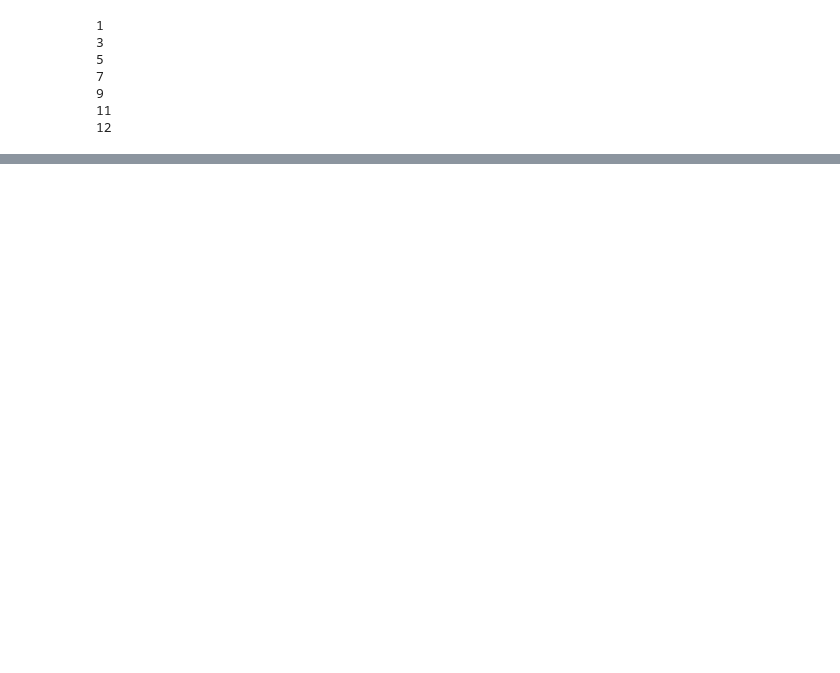
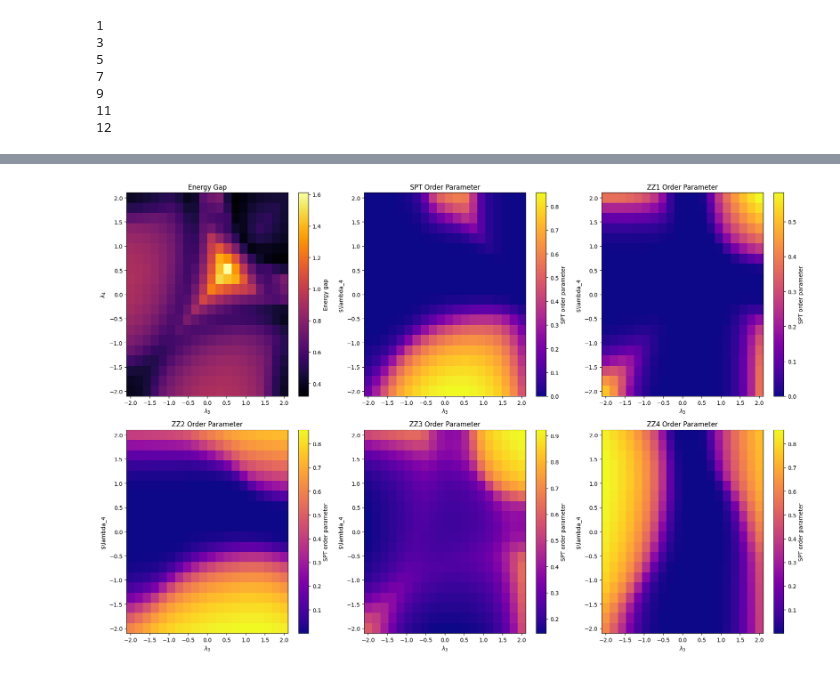
Before and after one commit to xiaotai-yang/hw4_phys598, a Jupyter notebook: hw4.ipynb, the cells around one changed output, grey strips where cells are left out. Cells and saved outputs as stored; diff of their text form; code cells hidden in the pictures; blank space fills up the shorter version.

```diff
--- a/hw4.ipynb
+++ b/hw4.ipynb
@@ -123,14 +134,20 @@ lam2 = -0.5
 npts = 20
 lam3_vals = np.linspace(-2, 2, npts)
 lam4_vals = np.linspace(-2, 2, npts)  # lam3 = lam4
-ZZ_corr_op = (sigmaz(hi, 0) * sigmaz(hi, N-1)).to_sparse()
+ZZ_corr_op1 = (sigmaz(hi, 0) * sigmaz(hi, N-1)).to_sparse()
+ZZ_corr_op2 = (sigmaz(hi, 0) * sigmaz(hi, N-2)).to_sparse()
+ZZ_corr_op3 = (sigmaz(hi, 1) * sigmaz(hi, N-2)).to_sparse()
+ZZ_corr_op4 = (sigmaz(hi, 1) * sigmaz(hi, N-1)).to_sparse()
 SPT_corr_op = (sigmaz(hi, 0) * prod([sigmax(hi, 2*i+1) for i in range(N//2-1)]) * sigmaz(hi, (N//2-1)*2)).to_sparse()
-X_corr_op = prod([sigmax(hi, 2*i+1) for i in range(N//2-1)]).to_sparse()
+#X_corr_op = prod([sigmax(hi, 2*i+1) for i in range(N//2-1)]).to_sparse()
 # Prepare storage
 gap = np.zeros((npts, npts))
-ZZ_corr = np.zeros((npts, npts))
+ZZ_corr1 = np.zeros((npts, npts))
+ZZ_corr2 = np.zeros((npts, npts))
+ZZ_corr3 = np.zeros((npts, npts))
+ZZ_corr4 = np.zeros((npts, npts))
 SPT_corr = np.zeros((npts, npts))
-X_corr = np.zeros((npts, npts))
+#X_corr = np.zeros((npts, npts))
 psi_prev = None  # no guess for the very first diagonalization
 
 # Loop over parameters
@@ -154,6 +171,8 @@ for i, lam4 in enumerate(lam4_vals):
         eigs, eig_vecs = eigsh(sp_h, k=2, which="SA", tol = 1e-9, ncv = 128)
         psi = eig_vecs[:, 0]
         gap[i, j] = eigs[1] - eigs[0]
-        ZZ_corr[i, j] = psi @ (ZZ_corr_op.dot(psi))
+        ZZ_corr1[i, j] = psi @ (ZZ_corr_op1.dot(psi))
+        ZZ_corr2[i, j] = psi @ (ZZ_corr_op2.dot(psi))
+        ZZ_corr3[i, j] = psi @ (ZZ_corr_op3.dot(psi))
+        ZZ_corr4[i, j] = psi @ (ZZ_corr_op4.dot(psi))
         SPT_corr[i, j] = psi @ (SPT_corr_op.dot(psi))
-        X_corr[i, j] = psi @ (X_corr_op.dot(psi))
@@ -162,38 +179,53 @@ TypeError: 'Axes' object is not subscriptable
 # %%
 # Meshgrid for plotting
-L2, L3 = np.meshgrid(lam2_vals, lam3_vals)
+L2, L3 = np.meshgrid(lam3_vals, lam4_vals)
 
 # Plot gap, ZZ, and SPT side by side
-fig, axs = plt.subplots(1, 4, figsize=(24, 6))
+fig, axs = plt.subplots(2, 3, figsize=(18, 12))
 
 # Gap
-pcm0 = axs[0].pcolormesh(L2, L3, gap, shading="auto", cmap="inferno")
-fig.colorbar(pcm0, ax=axs[0], label="Energy gap")
-axs[0].set_xlabel(r"$\lambda_2$")
-axs[0].set_ylabel(r"$\lambda_3 = \lambda_4$")
-axs[0].set_title(r"Energy Gap")
+pcm0 = axs[0, 0].pcolormesh(L2, L3, gap, shading="auto", cmap="inferno")
+fig.colorbar(pcm0, ax=axs[0, 0], label="Energy gap")
+axs[0, 0].set_xlabel(r"$\lambda_3$")
+axs[0, 0].set_ylabel(r"$\lambda_4$")
+axs[0, 0].set_title(r"Energy Gap")
 
-# ZZ edge correlation
-pcm1 = axs[1].pcolormesh(L2, L3, ZZ_corr, shading="auto", cmap="viridis")
-fig.colorbar(pcm1, ax=axs[1], label="ZZ edge correlation")
-axs[1].set_xlabel(r"$\lambda_2$")
-axs[1].set_ylabel(r"$\lambda_3 = \lambda_4$")
-axs[1].set_title(r"ZZ Edge Correlation")
 
 # String‐order (SPT) correlation
-pcm2 = axs[2].pcolormesh(L2, L3, SPT_corr, shading="auto", cmap="plasma")
-fig.colorbar(pcm2, ax=axs[2], label="SPT order parameter")
-axs[2].set_xlabel(r"$\lambda_2$")
-axs[2].set_ylabel(r"$\lambda_3 = \lambda_4$")
-axs[2].set_title(r"SPT Order Parameter")
+pcm1 = axs[0, 1].pcolormesh(L2, L3, SPT_corr, shading="auto", cmap="plasma")
+fig.colorbar(pcm1, ax=axs[0, 1], label="SPT order parameter")
+axs[0, 1].set_xlabel(r"$\lambda_3$")
+axs[0, 1].set_ylabel(r"$\lambda_4 ")
+axs[0, 1].set_title(r"SPT Order Parameter")
 
-# X order parameter
-pcm3 = axs[3].pcolormesh(L2, L3, X_corr, shading="auto", cmap="viridis")
-fig.colorbar(pcm3, ax=axs[3], label="X order parameter")
-axs[3].set_xlabel(r"$\lambda_2$")
-axs[3].set_ylabel(r"$\lambda_3 = \lambda_4$")
-axs[3].set_title(r"X Order Parameter")
+# ZZ correlation
+pcm3 = axs[0, 2].pcolormesh(L2, L3, ZZ_corr1, shading="auto", cmap="plasma")
+fig.colorbar(pcm3, ax=axs[0, 2], label="SPT order parameter")
+axs[0, 2].set_xlabel(r"$\lambda_3$")
+axs[0, 2].set_ylabel(r"$\lambda_4 ")
+axs[0, 2].set_title(r"ZZ1 Order Parameter")
+
+# ZZ correlation
+pcm4 = axs[1, 0].pcolormesh(L2, L3, ZZ_corr2, shading="auto", cmap="plasma")
+fig.colorbar(pcm4, ax=axs[1, 0], label="SPT order parameter")
+axs[1, 0].set_xlabel(r"$\lambda_3$")
+axs[1, 0].set_ylabel(r"$\lambda_4 ")
+axs[1, 0].set_title(r"ZZ2 Order Parameter")
+
+pcm5 = axs[1, 1].pcolormesh(L2, L3, ZZ_corr3, shading="auto", cmap="plasma")
+fig.colorbar(pcm5, ax=axs[1, 1], label="SPT order parameter")
+axs[1, 1].set_xlabel(r"$\lambda_3$")
+axs[1 ,1].set_ylabel(r"$\lambda_4 ")
+axs[1, 1].set_title(r"ZZ3 Order Parameter")
+
+pcm6 = axs[1, 2].pcolormesh(L2, L3, ZZ_corr4, shading="auto", cmap="plasma")
+fig.colorbar(pcm6, ax=axs[1, 2], label="SPT order parameter")
+axs[1, 2].set_xlabel(r"$\lambda_3$")
+axs[1, 2].set_ylabel(r"$\lambda_4 ")
+axs[1, 2].set_title(r"ZZ4 Order Parameter")
 
 plt.tight_layout()
-plt.savefig("hw4_last_question(d)_plots.png", dpi = 900)
+plt.savefig("hw4_last_question(d)_plots.png", dpi = 200)
 plt.show()
+# %% [output]
+[figure, added]
```
Also changed, not shown: parts of 4 cells of this notebook.
